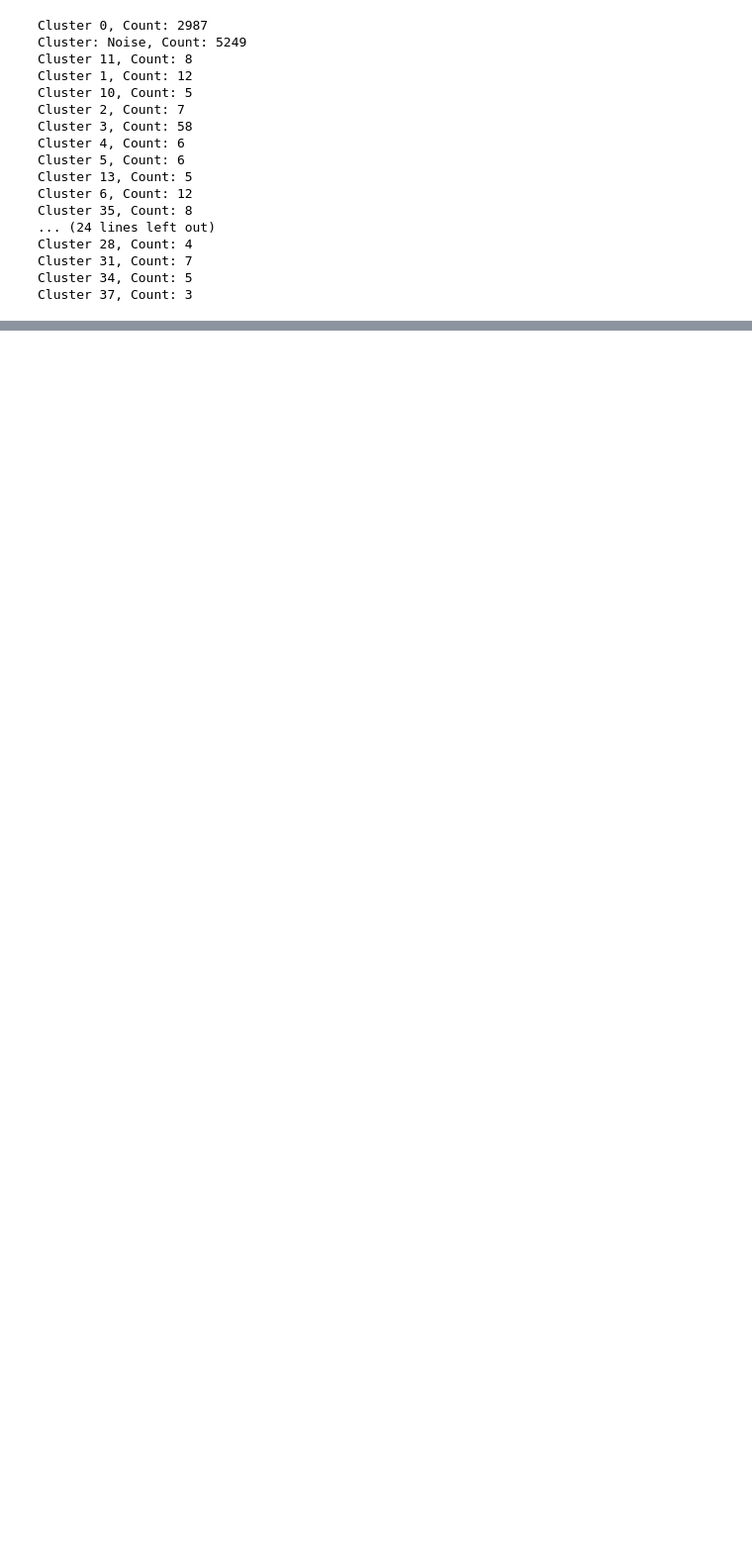
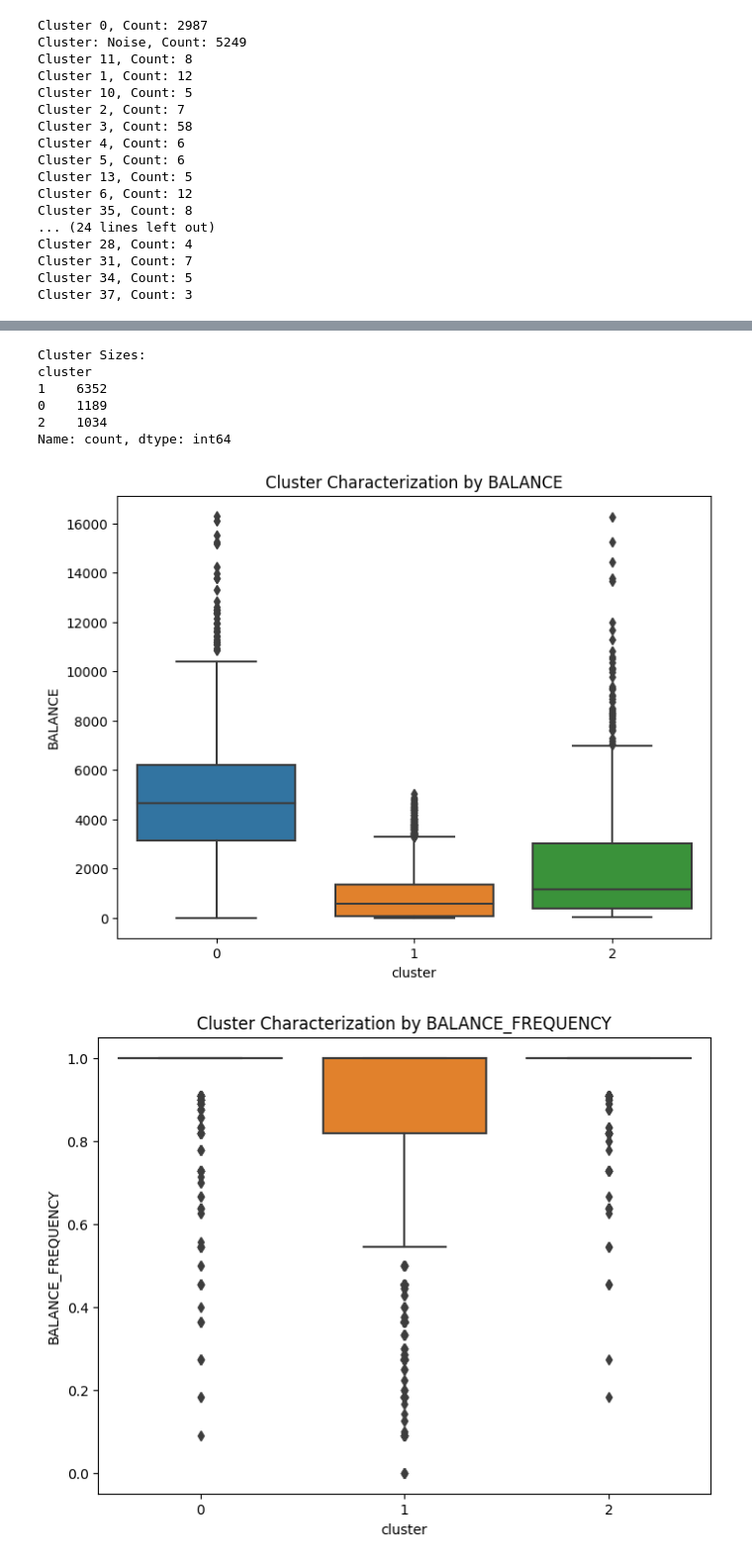
Before and after one commit to CDN0116/schulich-repo, a Jupyter notebook: Dini Cai-Assignment02.ipynb, the cells around one changed output, grey strips where cells are left out. Shown at 99% size. Drawn from its saved outputs; the diff is of its cells as text; code cells hidden in the pictures; blank space fills up the shorter version.

```diff
--- a/Dini Cai-Assignment02.ipynb
+++ b/Dini Cai-Assignment02.ipynb
@@ -456,0 +463,4 @@ Cluster 37, Count: 3
+# %%
+cluster_labels=kmeans.fit_predict(X)
+df['cluster'] = cluster_labels
+df.groupby('cluster').mean().T
@@ -456,0 +482,37 @@ Cluster 37, Count: 3
+# %%
+cluster_sizes = df['cluster'].value_counts()
+
+# Print cluster sizes
+print("Cluster Sizes:")
+print(cluster_sizes)
+# %% [output]
+Cluster Sizes:
+cluster
+1    6352
+0    1189
+2    1034
+Name: count, dtype: int64
+# %%
+features_to_visualize = ['BALANCE', 'BALANCE_FREQUENCY', 'PURCHASES','ONEOFF_PURCHASES','INSTALLMENTS_PURCHASES','CASH_ADVANCE','ONEOFF_PURCHASES_FREQUENCY','PURCHASES_TRX','CREDIT_LIMIT','PAYMENTS','MINIMUM_PAYMENTS','PRC_FULL_PAYMENT','TENURE']  # Add more features as needed
+
+for feature in features_to_visualize:
+    plt.figure(figsize=(8, 6))
+    sns.boxplot(x='cluster', y=feature, data=df)
+    plt.title(f'Cluster Characterization by {feature}')
+    plt.show()
+
+# Additionally, you can visualize the cluster centers (centroids) for numerical features
+# Assuming you have the cluster centers from the trained K-means model
+cluster_centers = kmeans.cluster_centers_
+
+# Create a DataFrame for cluster centers
+cluster_centers_df = pd.DataFrame(cluster_centers, columns=features_to_visualize)
+
+# Visualize cluster centers using a heatmap
+plt.figure(figsize=(10, 6))
+sns.heatmap(cluster_centers_df.T, annot=True, cmap='YlGnBu', yticklabels=features_to_visualize)
+plt.title('Cluster Centers (Centroids)')
+plt.show()
+# %% [output]
+[figure, added]
+[figure, added]
```
Also changed, not shown: parts of 25 cells of this notebook.
